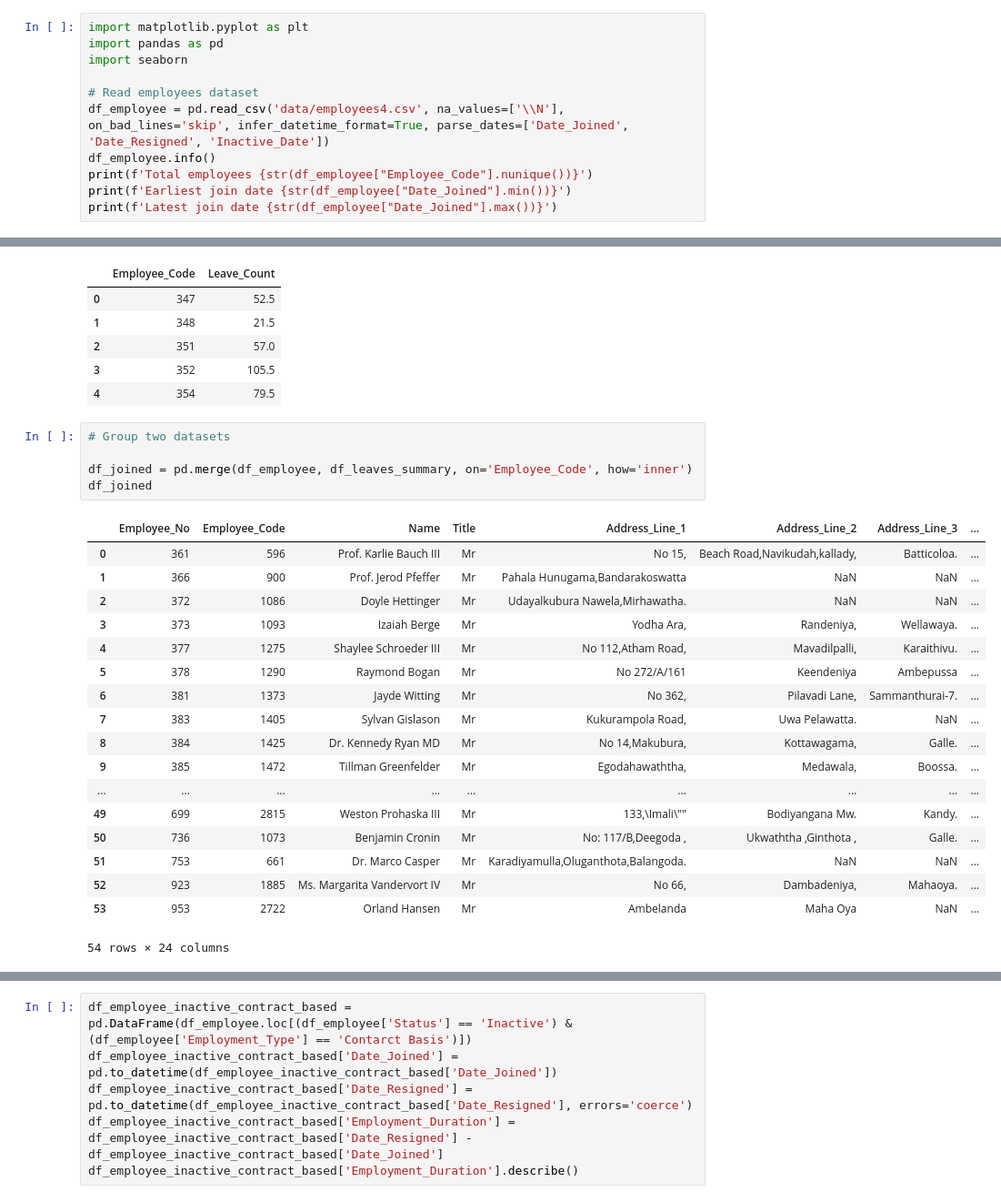
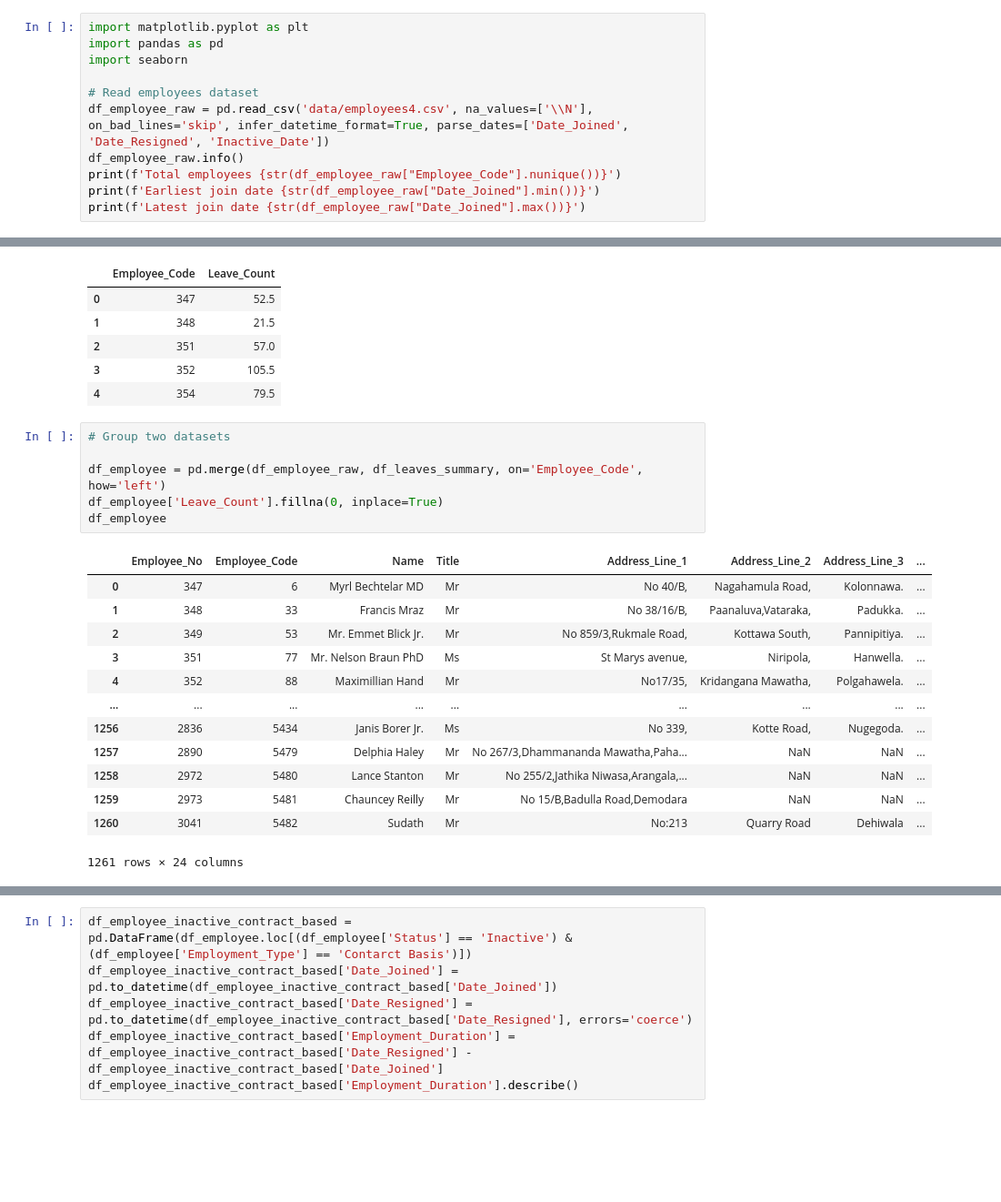
Before and after one commit to pcperera/attrition, a Jupyter notebook: descriptive-employee.ipynb, the cells around one changed output, grey strips where cells are left out. Shown: that part at 91% size. Saved outputs shown, nothing was run; the diff lists cells and outputs as text; blank space fills up the shorter version.

```diff
--- a/descriptive-employee.ipynb
+++ b/descriptive-employee.ipynb
@@ -4,11 +4,11 @@ import pandas as pd
 import seaborn
 
 # Read employees dataset
-df_employee = pd.read_csv('data/employees4.csv', na_values=['\\N'], on_bad_lines='skip', infer_datetime_format=True, parse_dates=['Date_Joined', 'Date_Resigned', 'Inactive_Date'])
-df_employee.info()
-print(f'Total employees {str(df_employee["Employee_Code"].nunique())}')
-print(f'Earliest join date {str(df_employee["Date_Joined"].min())}')
-print(f'Latest join date {str(df_employee["Date_Joined"].max())}')
+df_employee_raw = pd.read_csv('data/employees4.csv', na_values=['\\N'], on_bad_lines='skip', infer_datetime_format=True, parse_dates=['Date_Joined', 'Date_Resigned', 'Inactive_Date'])
+df_employee_raw.info()
+print(f'Total employees {str(df_employee_raw["Employee_Code"].nunique())}')
+print(f'Earliest join date {str(df_employee_raw["Date_Joined"].min())}')
+print(f'Latest join date {str(df_employee_raw["Date_Joined"].max())}')
 # %% [output]
 <class 'pandas.core.frame.DataFrame'>
 RangeIndex: 1261 entries, 0 to 1260
@@ -54,27 +54,23 @@ df_leaves_summary.head()
 # %%
 # Group two datasets
 
-df_joined = pd.merge(df_employee, df_leaves_summary, on='Employee_Code', how='inner')
-df_joined
+df_employee = pd.merge(df_employee_raw, df_leaves_summary, on='Employee_Code', how='left')
+df_employee['Leave_Count'].fillna(0, inplace=True)
+df_employee
 # %% [output]
 |  | Employee_No | Employee_Code | Name | Title | Address_Line_1 | Address_Line_2 | Address_Line_3 | ... |
-| 0 | 361 | 596 | Prof. Karlie Bauch III | Mr | No 15, | Beach Road,Navikudah,kallady, | Batticoloa. | ... |
-| 1 | 366 | 900 | Prof. Jerod Pfeffer | Mr | Pahala Hunugama,Bandarakoswatta | NaN | NaN | ... |
-| 2 | 372 | 1086 | Doyle Hettinger | Mr | Udayalkubura Nawela,Mirhawatha. | NaN | NaN | ... |
-| 3 | 373 | 1093 | Izaiah Berge | Mr | Yodha Ara, | Randeniya, | Wellawaya. | ... |
-| 4 | 377 | 1275 | Shaylee Schroeder III | Mr | No 112,Atham Road, | Mavadilpalli, | Karaithivu. | ... |
-| 5 | 378 | 1290 | Raymond Bogan | Mr | No 272/A/161 | Keendeniya | Ambepussa | ... |
-| 6 | 381 | 1373 | Jayde Witting | Mr | No 362, | Pilavadi Lane, | Sammanthurai-7. | ... |
-| 7 | 383 | 1405 | Sylvan Gislason | Mr | Kukurampola Road, | Uwa Pelawatta. | NaN | ... |
-| 8 | 384 | 1425 | Dr. Kennedy Ryan MD | Mr | No 14,Makubura, | Kottawagama, | Galle. | ... |
-| 9 | 385 | 1472 | Tillman Greenfelder | Mr | Egodahawaththa, | Medawala, | Boossa. | ... |
+| 0 | 347 | 6 | Myrl Bechtelar MD | Mr | No 40/B, | Nagahamula Road, | Kolonnawa. | ... |
+| 1 | 348 | 33 | Francis Mraz | Mr | No 38/16/B, | Paanaluva,Vataraka, | Padukka. | ... |
+| 2 | 349 | 53 | Mr. Emmet Blick Jr. | Mr | No 859/3,Rukmale Road, | Kottawa South, | Pannipitiya. | ... |
+| 3 | 351 | 77 | Mr. Nelson Braun PhD | Ms | St Marys avenue, | Niripola, | Hanwella. | ... |
+| 4 | 352 | 88 | Maximillian Hand | Mr | No17/35, | Kridangana Mawatha, | Polgahawela. | ... |
 | ... | ... | ... | ... | ... | ... | ... | ... | ... |
-| 49 | 699 | 2815 | Weston Prohaska III | Mr | 133,\Imali\"" | Bodiyangana Mw. | Kandy. | ... |
-| 50 | 736 | 1073 | Benjamin Cronin | Mr | No: 117/B,Deegoda , | Ukwaththa ,Ginthota , | Galle. | ... |
-| 51 | 753 | 661 | Dr. Marco Casper | Mr | Karadiyamulla,Oluganthota,Balangoda. | NaN | NaN | ... |
-| 52 | 923 | 1885 | Ms. Margarita Vandervort IV | Mr | No 66, | Dambadeniya, | Mahaoya. | ... |
-| 53 | 953 | 2722 | Orland Hansen | Mr | Ambelanda | Maha Oya | NaN | ... |
+| 1256 | 2836 | 5434 | Janis Borer Jr. | Ms | No 339, | Kotte Road, | Nugegoda. | ... |
+| 1257 | 2890 | 5479 | Delphia Haley | Mr | No 267/3,Dhammananda Mawatha,Paha... | NaN | NaN | ... |
+| 1258 | 2972 | 5480 | Lance Stanton | Mr | No 255/2,Jathika Niwasa,Arangala,... | NaN | NaN | ... |
+| 1259 | 2973 | 5481 | Chauncey Reilly | Mr | No 15/B,Badulla Road,Demodara | NaN | NaN | ... |
+| 1260 | 3041 | 5482 | Sudath | Mr | No:213 | Quarry Road | Dehiwala | ... |
-54 rows × 24 columns
+1261 rows × 24 columns
 # %%
 temp_plot = df_employee['Employment_Type'].value_counts().plot(kind='bar')
 temp_plot.bar_label(temp_plot.containers[0], labels=df_employee['Employment_Type'].value_counts())
```
Also changed, not shown: parts of 2 cells of this notebook.
